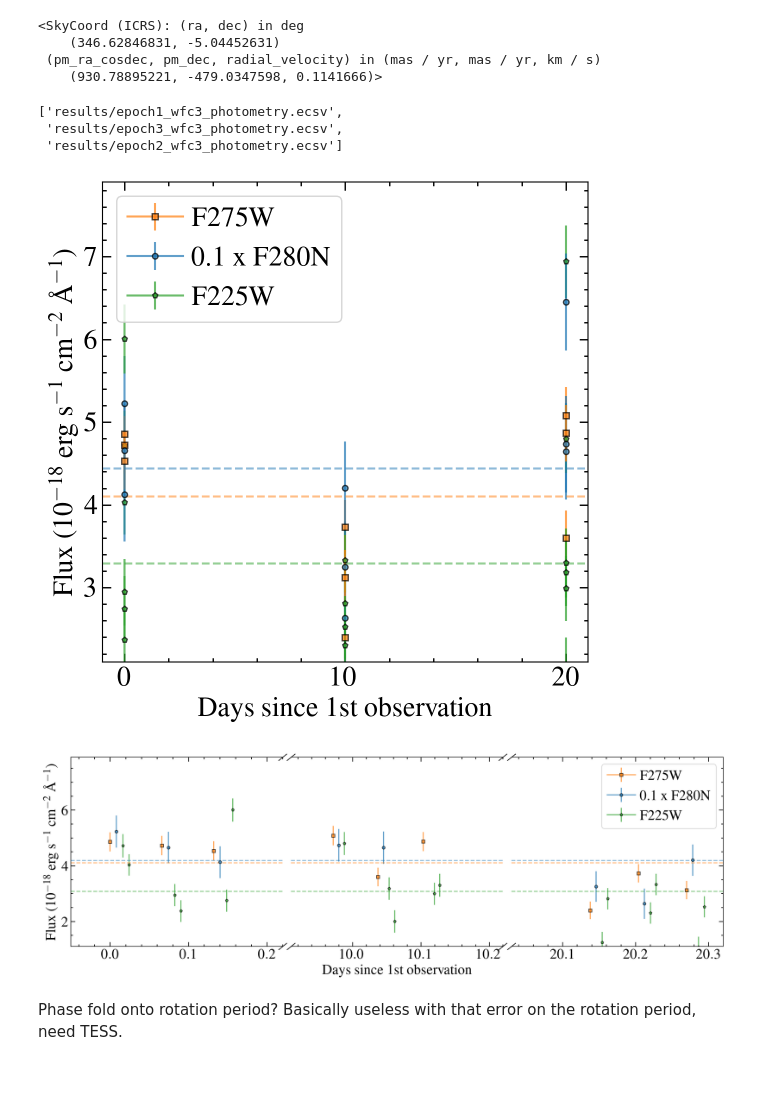
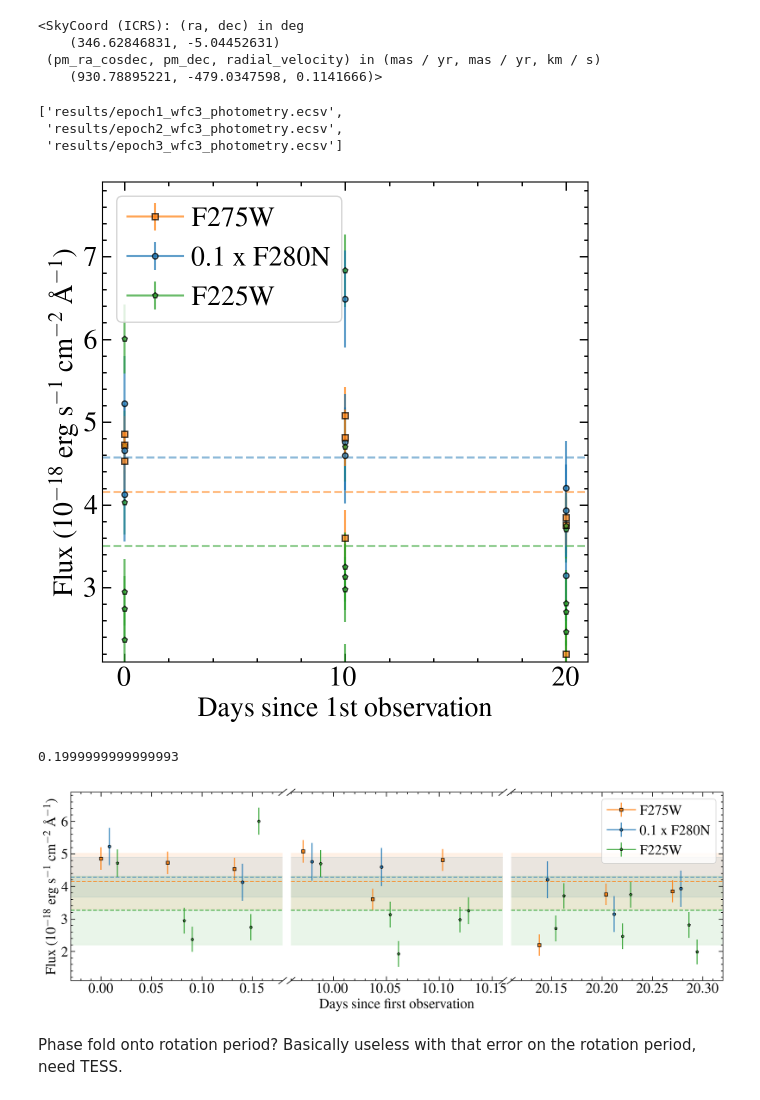
Before and after one commit to davidjwilson/SEDs, a Jupyter notebook: trappist-1/hst_photometry/science.ipynb, the cells around one changed output. Saved outputs shown, nothing was run; the diff lists cells and outputs as text; code cells hidden in the pictures.

```diff
--- a/trappist-1/hst_photometry/science.ipynb
+++ b/trappist-1/hst_photometry/science.ipynb
@@ -36,11 +36,12 @@ c.apply_space_motion(dt=7.5 * u.year)
     (930.78895221, -479.0347598, 0.1141666)>
 # %%
 wfc3 = glob.glob('results/*wfc3_p*')
+wfc3.sort()
 wfc3
 # %% [output]
 ['results/epoch1_wfc3_photometry.ecsv',
- 'results/epoch3_wfc3_photometry.ecsv',
- 'results/epoch2_wfc3_photometry.ecsv']
+ 'results/epoch2_wfc3_photometry.ecsv',
+ 'results/epoch3_wfc3_photometry.ecsv']
 # %%
 fig, ax = plt.subplots(figsize=(6, 6))
 scale = 1e18
@@ -96,7 +97,7 @@ ax.legend(by_label.values(), by_label.keys(), frameon=True, loc=2)
 fig.tight_layout()
 fig.savefig('plots/wfc3_all_visits.pdf')
 # %% [output]
-[figure, old version]
+[figure, new version]
 # %%
 alldays = np.array([], dtype=float)
 
@@ -106,6 +107,12 @@ for i, phot in enumerate(wfc3):
 
 alldays
 d1 = np.min(alldays)
+# %%
+# 0.18--0.03
+# 10.15-9.95
+20.31-20.11
+# %% [output]
+0.1999999999999993
 # %%
 # fig, ax = plt.subplots(figsize=(6, 6))
 # scale = 1e18
@@ -130,12 +137,11 @@ fig, (ax1, ax2, ax3) = plt.subplots(1, 3, sharey=True)
 # ax1.plot(pts)
 # ax2.plot(pts)
 
-# zoom-in / limit the view to different portions of the data
-ax1.set_xlim(-0.05, 0.22)  # outliers only
-ax2.set_xlim(9.91, 10.22)  # most of the data
-ax3.set_xlim(20.03, 20.32)  # most of the data
+ax1.set_xlim(-0.03, 0.18)
+ax2.set_xlim(9.96, 10.16)
+ax3.set_xlim(20.11, 20.32)
 
-ax1.set_ylim(1.1, 7.9)
+ax1.set_ylim(1.1, 6.9)
 
 # hide the spines between ax and ax2
 # ax1.spines.bottom.set_visible(False)
@@ -174,7 +180,7 @@ ax2.plot([0, 1], [1, 1], transform=ax2.transAxes, **kwargs)
 ax2.plot([0, 1], [0, 0], transform=ax2.transAxes, **kwargs)
 ax3.plot([0, 0], [1, 0], transform=ax3.transAxes, **kwargs)
 
-crs = ['ifi01i2q', 'if3i03z2q', 'if3i03zcq']
+crs = ['if3i01i2q', 'if3i01i4q', 'if3i03z2q', 'if3i03zcq']
 
 
 for i, phot in enumerate(wfc3):
@@ -197,52 +203,65 @@ for i, phot in enumerate(wfc3):
 
             if row['FILTER'] == 'F280N':
                 ax1.errorbar(row['EXPSTART']-d1, row['FLUX']*scale/10, yerr=row['ERROR']*scale/10, label = '0.1 x {}'.format(row['FILTER']),
-                            marker=m, c=c, markeredgecolor='k', markersize=4, alpha=0.7)
+                            marker=m, c=c, markeredgecolor='k', markersize=4, alpha=0.9)
                 ax2.errorbar(row['EXPSTART']-d1, row['FLUX']*scale/10, yerr=row['ERROR']*scale/10, label = '0.1 x {}'.format(row['FILTER']),
-                            marker=m, c=c, markeredgecolor='k', markersize=4, alpha=0.7)
+                            marker=m, c=c, markeredgecolor='k', markersize=4, alpha=0.9)
                 ax3.errorbar(row['EXPSTART']-d1, row['FLUX']*scale/10, yerr=row['ERROR']*scale/10, label = '0.1 x {}'.format(row['FILTER']),
-                            marker=m, c=c, markeredgecolor='k', markersize=4, alpha=0.7)
+                            marker=m, c=c, markeredgecolor='k', markersize=4, alpha=0.9)
 
             else:
-                ax1.errorbar(row['EXPSTART']-d1, row['FLUX']*scale, yerr=row['ERROR']*scale, label = row['FILTER'], marker=m, c=c, markeredgecolor='k', markersize=4, alpha=0.7)
-                ax2.errorbar(row['EXPSTART']-d1, row['FLUX']*scale, yerr=row['ERROR']*scale, label = row['FILTER'], marker=m, c=c, markeredgecolor='k', markersize=4, alpha=0.7)
-                ax3.errorbar(row['EXPSTART']-d1, row['FLUX']*scale, yerr=row['ERROR']*scale, label = row['FILTER'], marker=m, c=c, markeredgecolor='k', markersize=4, alpha=0.7)
+                ax1.errorbar(row['EXPSTART']-d1, row['FLUX']*scale, yerr=row['ERROR']*scale, label = row['FILTER'], marker=m, c=c, markeredgecolor='k', markersize=4, alpha=0.9)
+                ax2.errorbar(row['EXPSTART']-d1, row['FLUX']*scale, yerr=row['ERROR']*scale, label = row['FILTER'], marker=m, c=c, markeredgecolor='k', markersize=4, alpha=0.9)
+                ax3.errorbar(row['EXPSTART']-d1, row['FLUX']*scale, yerr=row['ERROR']*scale, label = row['FILTER'], marker=m, c=c, markeredgecolor='k', markersize=4, alpha=0.9)
 
-ax1.axhline(np.mean(f280n)*scale/10, ls ='--', alpha=0.5, c='C0')
-ax1.axhline(np.mean(f275w)*scale, ls ='--', alpha=0.5, c='C1')
-ax1.axhline(np.mean(f225w)*scale, ls ='--', alpha=0.5, c='C2')
-ax2.axhline(np.mean(f280n)*scale/10, ls ='--', alpha=0.5, c='C0')
-ax2.axhline(np.mean(f275w)*scale, ls ='--', alpha=0.5, c='C1')
-ax2.axhline(np.mean(f225w)*scale, ls ='--', alpha=0.5, c='C2')
-ax3.axhline(np.mean(f280n)*scale/10, ls ='--', alpha=0.5, c='C0')
-ax3.axhline(np.mean(f275w)*scale, ls ='--', alpha=0.5, c='C1')
-ax3.axhline(np.mean(f225w)*scale, ls ='--', alpha=0.5, c='C2')
+x = np.arange(-5, 30)
+ax1.axhline(np.mean(f280n)*scale/10, ls ='--', alpha=0.7, c='C0')
+ax1.axhline(np.mean(f275w)*scale, ls ='--', alpha=0.7, c='C1')
+ax1.axhline(np.mean(f225w)*scale, ls ='--', alpha=0.7, c='C2')
+ax1.fill_between(x, (np.mean(f280n)-np.std(f280n))*scale/10, (np.mean(f280n)+np.std(f280n))*scale/10, color='C0', alpha=0.1)
+ax1.fill_between(x, (np.mean(f275w)-np.std(f275w))*scale, (np.mean(f275w)+np.std(f275w))*scale, color='C1', alpha=0.1)
+ax1.fill_between(x, (np.mean(f225w)-np.std(f225w))*scale, (np.mean(f225w)+np.std(f225w))*scale, color='C2', alpha=0.1)
+
+
+ax2.axhline(np.mean(f280n)*scale/10, ls ='--', alpha=0.7, c='C0')
+ax2.axhline(np.mean(f275w)*scale, ls ='--', alpha=0.7, c='C1')
+ax2.axhline(np.mean(f225w)*scale, ls ='--', alpha=0.7, c='C2')
+ax2.fill_between(x, (np.mean(f280n)-np.std(f280n))*scale/10, (np.mean(f280n)+np.std(f280n))*scale/10, color='C0', alpha=0.1)
+ax2.fill_between(x, (np.mean(f275w)-np.std(f275w))*scale, (np.mean(f275w)+np.std(f275w))*scale, color='C1', alpha=0.1)
+ax2.fill_between(x, (np.mean(f225w)-np.std(f225w))*scale, (np.mean(f225w)+np.std(f225w))*scale, color='C2', alpha=0.1)
+
+ax3.axhline(np.mean(f280n)*scale/10, ls ='--', alpha=0.7, c='C0')
+ax3.axhline(np.mean(f275w)*scale, ls ='--', alpha=0.7, c='C1')
+ax3.axhline(np.mean(f225w)*scale, ls ='--', alpha=0.7, c='C2')
+ax3.fill_between(x, (np.mean(f280n)-np.std(f280n))*scale/10, (np.mean(f280n)+np.std(f280n))*scale/10, color='C0', alpha=0.1)
+ax3.fill_between(x, (np.mean(f275w)-np.std(f275w))*scale, (np.mean(f275w)+np.std(f275w))*scale, color='C1', alpha=0.1)
+ax3.fill_between(x, (np.mean(f225w)-np.std(f225w))*scale, (np.mean(f225w)+np.std(f225w))*scale, color='C2', alpha=0.1)
 # # ax.set_yscale('log')
 # ax.set_ylabel('Flux (10$^{-18}$ erg s$^{-1}$ cm$^{-2}$ \AA$^{-1}$)')
 # ax.set_xlabel('Days since 1st observation')
 # ax.set_xticks(days)
 
 # # ax.set_xlim(-4, 49)
 # ax.set_ylim(2.1, 7.9)
 
 
 handles, labels = plt.gca().get_legend_handles_labels()
 by_label = dict(zip(labels, handles))
 ax3.legend(by_label.values(), by_label.keys(), frameon=True, loc=1)
 
 ax1.set_ylabel('Flux (10$^{-18}$ erg s$^{-1}$ cm$^{-2}$ \AA$^{-1}$)')
-ax2.set_xlabel('Days since 1st observation')
+ax2.set_xlabel('Days since first observation')
 
 fig.tight_layout()
 fig.subplots_adjust(wspace=0.04)  # adjust space between axes
 
 
 
 # plt.show()
 
-plt.savefig('plots/t1_flcs_lc.pdf')
+# plt.savefig('plots/t1_flcs_lc.pdf')
 # %% [output]
-[figure, old version]
+[figure, new version]
 # %% [markdown]
 Phase fold onto rotation period? Basically useless with that error on the rotation period, need TESS.
 # %%
```
Also changed, not shown: parts of 8 cells of this notebook, 11 other files.
